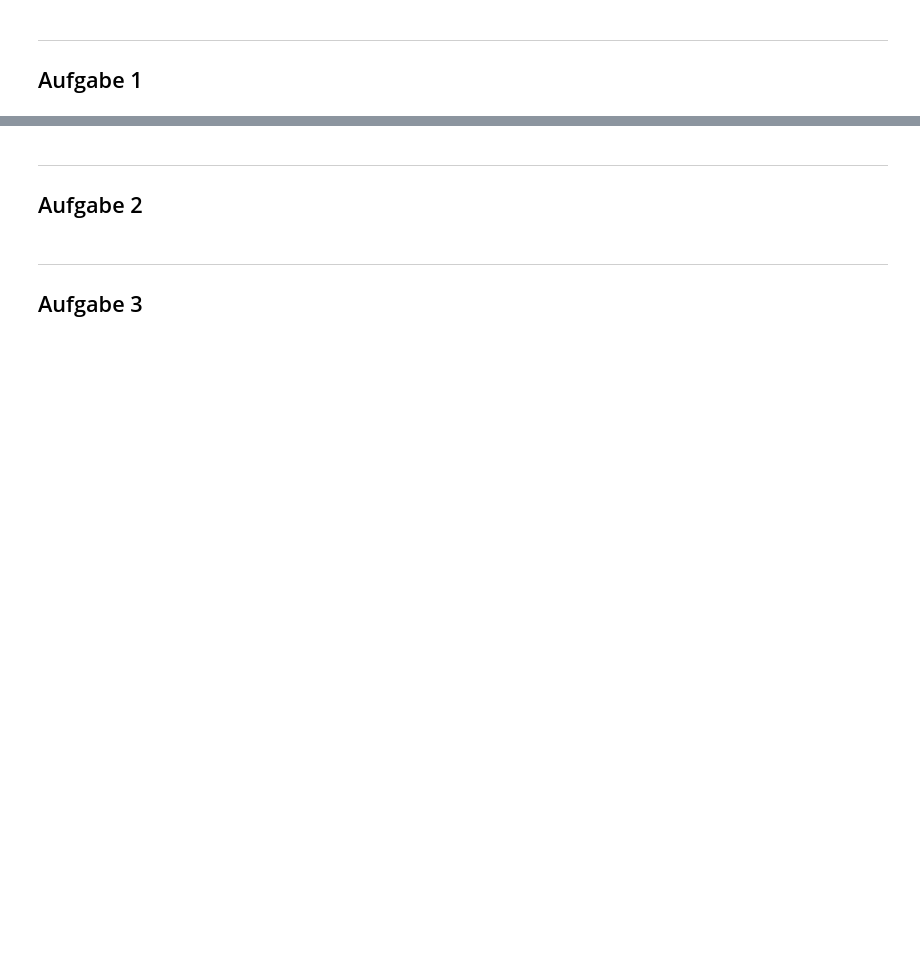
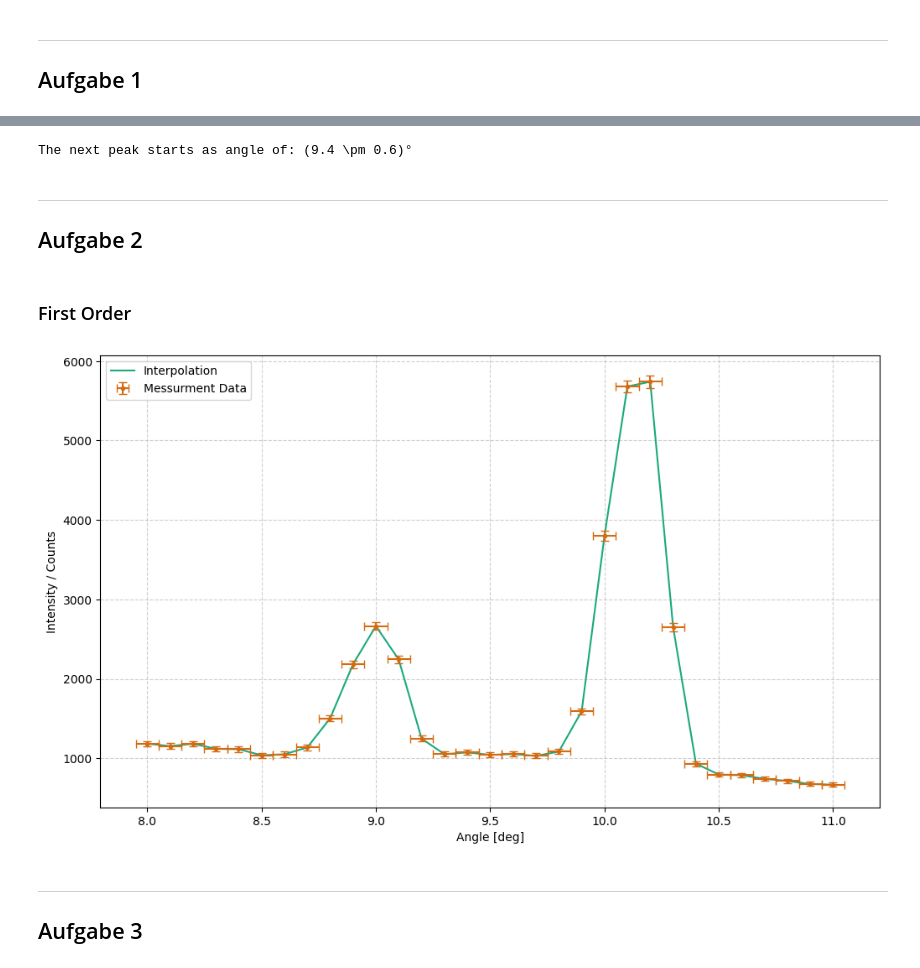
Before and after one commit to FinnZeumer/PAP-2, a Jupyter notebook: Versuche/255/Python/V255.ipynb, the cells around one changed output, grey strips where cells are left out. Drawn from its saved outputs; the diff is of its cells as text; code cells hidden in the pictures; blank space fills up the shorter version.

```diff
--- a/Versuche/255/Python/V255.ipynb
+++ b/Versuche/255/Python/V255.ipynb
@@ -195,7 +313,72 @@ plt.show()
+# %%
+# Expected angle of the second peak
+
+d_LiF = 201.4 #* 1e-12 #piko to just meter
+second_peak_angle = sp.asin(((2 * crit_lambda_sym / (2*  sym.d)))) / (sp.pi / 180)
+
+values = np.array([
+    val_crit_wave, err_crit_wave,
+    d_LiF
+])
+
+temp = pap.do_it(second_peak_angle, [crit_lambda_sym, sym.d], values, [sym.d], False)
+
+val = temp[:,0][0]
+err = temp[:,1][0]
+
+rounded = pap.round_sig_digs(err,val)
+
+val_second_angle = rounded[0]
+err_second_angle = rounded[1]
+
+print(f'The next peak starts as angle of: ({rounded[2]})°')
+# %% [output]
+The next peak starts as angle of: (9.4 \pm 0.6)°
 # %% [markdown]
 <hr>
 
 ## Aufgabe 2
+# %% [markdown]
+### First Order
+# %%
+# Import txt Data
+angle_1ord, counts_1ord = np.loadtxt('data/T2_1O.txt', dtype=str, unpack=True)
+angle_1ord = np.char.replace(angle_1ord, ',', '.').astype(float)
+err_angle_1ord = 0.05 # deg
+counts_1ord = np.char.replace(counts_1ord, ',', '.').astype(float)
+err_counts_1ord = sqrt(counts_1ord)
+# %%
+task = '2a'
+plt.figure(figsize = (12,7))
+
+# Default interpolation
+plt.plot(
+    angle_1ord,
+    counts_1ord,
+    label='Interpolation',
+    )
+
+# Messurment data
+plt.errorbar(
+    angle_1ord,
+    counts_1ord,
+    err_counts_1ord,
+    err_angle_1ord,
+    label='Messurment Data',
+    marker = '.',
+    ls = ' ',
+    capsize=3.5
+    )
+
+plt.legend(loc = 'upper left')
+plt.xlabel('Angle [deg]')
+plt.ylabel('Intensity / Counts')
+plt.grid(alpha = 0.6)
+
+# plt.savefig(f'{plt_save_folder}first_order_LiF_{task}')
+plt.show()
+# %% [output]
+[figure, added]
 # %% [markdown]
 <hr>
 
```
Also changed, not shown: parts of 9 cells of this notebook, 5 other files.
